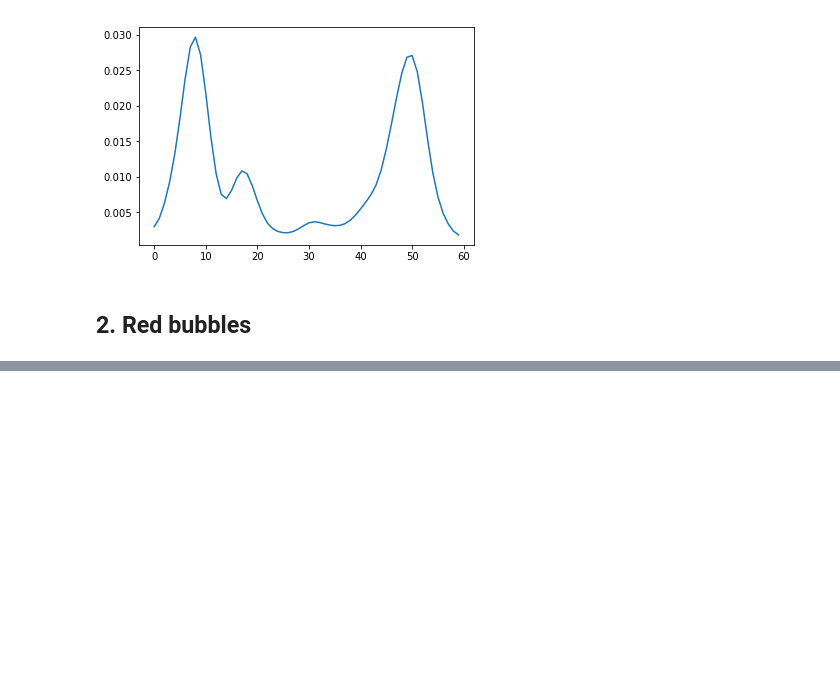
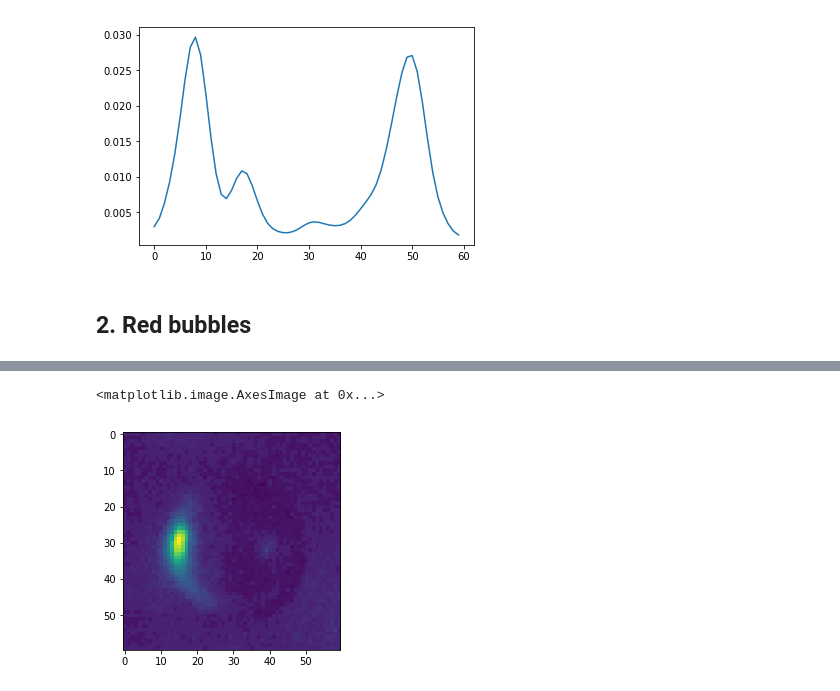
Before and after one commit to zazizizou/gradient_ansatz, a Jupyter notebook: radius_calibration.ipynb, the cells around one changed output, grey strips where cells are left out. Drawn from its saved outputs; the diff is of its cells as text; code cells hidden in the pictures; blank space fills up the shorter version.

```diff
--- a/radius_calibration.ipynb
+++ b/radius_calibration.ipynb
@@ -424,0 +432,5 @@ for pr in pred_lb:
+# %%
+plt.imshow(sub_images[1])
+# %% [output]
+<matplotlib.image.AxesImage at 0x...>
+[figure, added]
```
Also changed, not shown: parts of 39 cells of this notebook, 9 other files.
